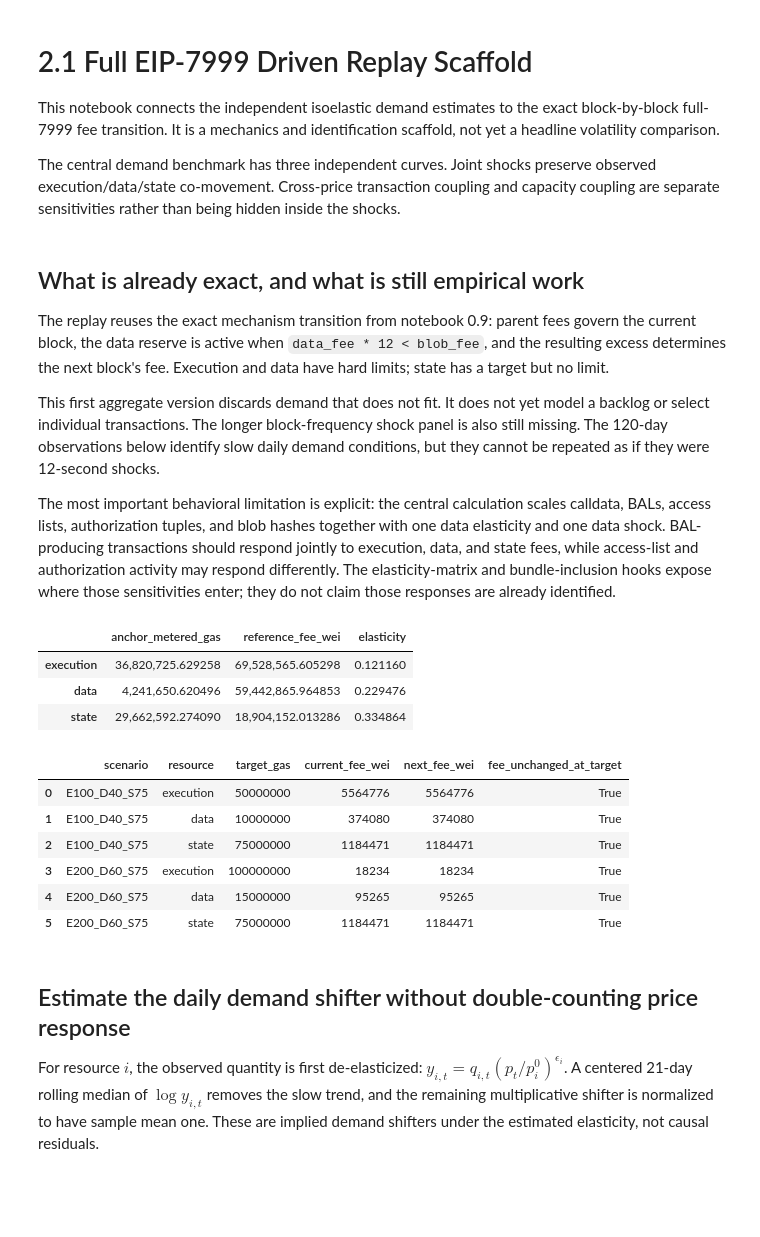
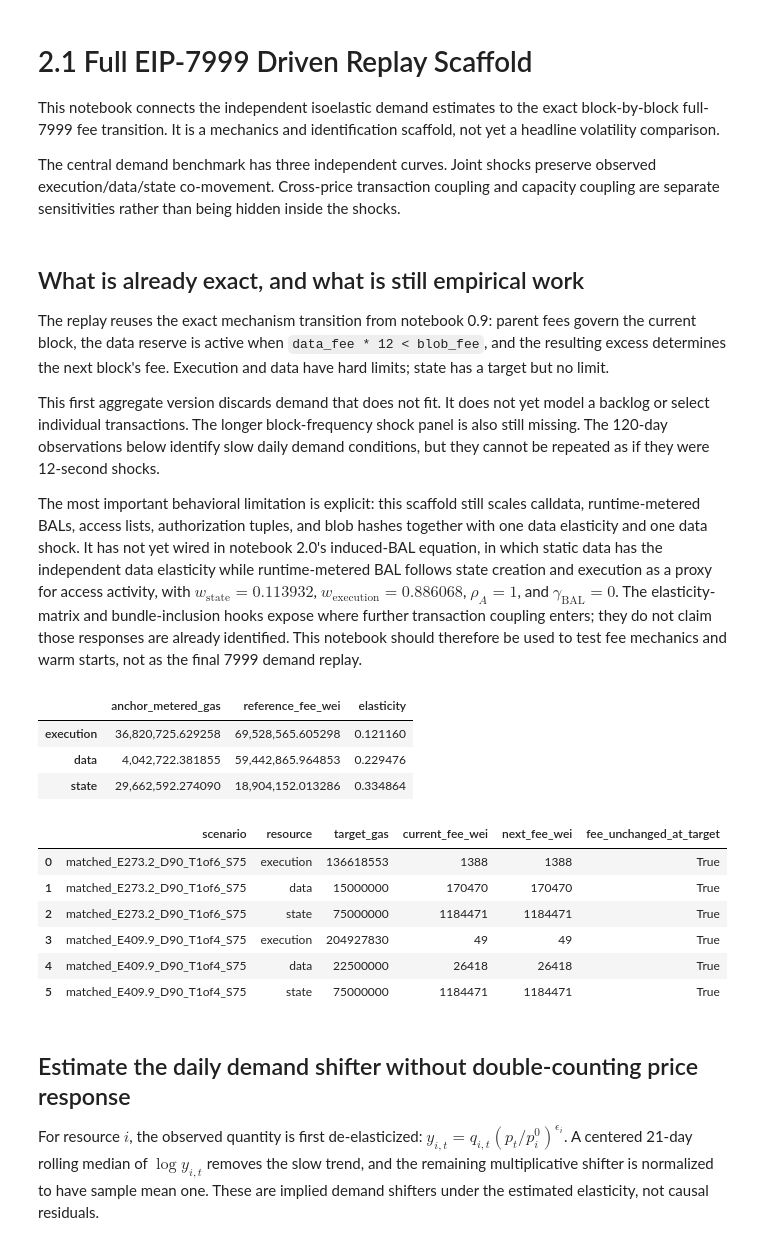
Before and after one commit to M1kuW1ll/eip-7999-research, a Jupyter notebook: notebooks/2.1-full-7999-driven-replay-scaffold.ipynb, the cells around one changed output. Saved outputs shown, nothing was run; the diff lists cells and outputs as text; code cells hidden in the pictures; blank space fills up the shorter version.

Commit message:
Update BAL analysis with 8279 runtime metering

```diff
--- a/notebooks/2.1-full-7999-driven-replay-scaffold.ipynb
+++ b/notebooks/2.1-full-7999-driven-replay-scaffold.ipynb
@@ -53,7 +53,7 @@ The replay reuses the exact mechanism transition from notebook 0.9: parent fees
 
 This first aggregate version discards demand that does not fit. It does not yet model a backlog or select individual transactions. The longer block-frequency shock panel is also still missing. The 120-day observations below identify slow daily demand conditions, but they cannot be repeated as if they were 12-second shocks.
 
-The most important behavioral limitation is explicit: the central calculation scales calldata, BALs, access lists, authorization tuples, and blob hashes together with one data elasticity and one data shock. BAL-producing transactions should respond jointly to execution, data, and state fees, while access-list and authorization activity may respond differently. The elasticity-matrix and bundle-inclusion hooks expose where those sensitivities enter; they do not claim those responses are already identified.
+The most important behavioral limitation is explicit: this scaffold still scales calldata, runtime-metered BALs, access lists, authorization tuples, and blob hashes together with one data elasticity and one data shock. It has not yet wired in notebook 2.0's induced-BAL equation, in which static data has the independent data elasticity while runtime-metered BAL follows state creation and execution as a proxy for access activity, with $w_{\mathrm{state}}=0.113932$, $w_{\mathrm{execution}}=0.886068$, $\rho_A=1$, and $\gamma_{\mathrm{BAL}}=0$. The elasticity-matrix and bundle-inclusion hooks expose where further transaction coupling enters; they do not claim those responses are already identified. This notebook should therefore be used to test fee mechanics and warm starts, not as the final 7999 demand replay.
 # %%
 DATA_DIR = PROJECT_ROOT / "data"
 PLOTS_DIR = PROJECT_ROOT / "plots"
@@ -72,7 +72,13 @@ OUT_PLOT = PLOTS_DIR / f"full_7999_driven_replay_scaffold_{DATE_LABEL}.png"
 
 accounting_card = pd.read_csv(ACCOUNTING_CARD_CSV).iloc[0]
 headline = pd.read_csv(HEADLINE_CSV)
-headline = headline[headline["scenario"].isin(["E100_D40_S75", "E200_D60_S75"])].copy()
+headline = (
+    headline[headline["data_target_denominator"].isin([6, 4])]
+    .sort_values("data_target_denominator", ascending=False)
+    .copy()
+)
+REPLAY_SCENARIOS = headline["scenario"].tolist()
+STRESS_SCENARIO = REPLAY_SCENARIOS[0]
 elasticities = pd.read_csv(ELASTICITY_CSV)
 central_elasticity = elasticities.set_index("window_days").loc[CENTRAL_WINDOW]
 
@@ -109,7 +115,7 @@ warm_start_rows = []
 for row in headline.itertuples(index=False):
     targets = {
         "execution": int(row.execution_gas_limit // 2),
-        "data": int(row.data_gas_limit // 4),
+        "data": int(row.data_gas_target),
         "state": int(row.state_gas_target),
     }
     protocol_fees = {
@@ -125,42 +131,43 @@ for row in headline.itertuples(index=False):
         execution_gas_limit=int(row.execution_gas_limit),
         bandwidth_gas_limit=int(row.data_gas_limit),
         state_gas_target=int(row.state_gas_target),
+        bandwidth_target_ratio=int(row.data_target_denominator),
         initial_execution_base_fee=protocol_fees["execution"],
         initial_bandwidth_base_fee=protocol_fees["data"],
         initial_state_base_fee=protocol_fees["state"],
         bandwidth_reserve_factor=0,
     )
     check = run_driven_full_7999(
         config=reserve_off_config, demand_model=target_anchored_demand,
         shock_path=unit_shock_path, blob_base_fee_per_gas=None,
     ).iloc[0]
     for resource in RESOURCES:
         warm_start_rows.append({
             "scenario": row.scenario, "resource": resource,
             "target_gas": targets[resource],
             "current_fee_wei": check[f"{resource}_base_fee_wei"],
             "next_fee_wei": check[f"{resource}_next_base_fee_wei"],
             "fee_unchanged_at_target": (
                 check[f"{resource}_base_fee_wei"]
                 == check[f"{resource}_next_base_fee_wei"]
             ),
         })
 warm_start_validation = pd.DataFrame(warm_start_rows)
 if not warm_start_validation["fee_unchanged_at_target"].all():
     raise AssertionError("a notebook-2.0 protocol fee is inconsistent with its excess warm start")
 display(warm_start_validation)
 # %% [output]
 |  | anchor_metered_gas | reference_fee_wei | elasticity |
 | execution | 36,820,725.629258 | 69,528,565.605298 | 0.121160 |
-| data | 4,241,650.620496 | 59,442,865.964853 | 0.229476 |
+| data | 4,042,722.381855 | 59,442,865.964853 | 0.229476 |
 | state | 29,662,592.274090 | 18,904,152.013286 | 0.334864 |
 |  | scenario | resource | target_gas | current_fee_wei | next_fee_wei | fee_unchanged_at_target |
-| 0 | E100_D40_S75 | execution | 50000000 | 5564776 | 5564776 | True |
-| 1 | E100_D40_S75 | data | 10000000 | 374080 | 374080 | True |
-| 2 | E100_D40_S75 | state | 75000000 | 1184471 | 1184471 | True |
-| 3 | E200_D60_S75 | execution | 100000000 | 18234 | 18234 | True |
-| 4 | E200_D60_S75 | data | 15000000 | 95265 | 95265 | True |
-| 5 | E200_D60_S75 | state | 75000000 | 1184471 | 1184471 | True |
+| 0 | matched_E273.2_D90_T1of6_S75 | execution | 136618553 | 1388 | 1388 | True |
+| 1 | matched_E273.2_D90_T1of6_S75 | data | 15000000 | 170470 | 170470 | True |
+| 2 | matched_E273.2_D90_T1of6_S75 | state | 75000000 | 1184471 | 1184471 | True |
+| 3 | matched_E409.9_D90_T1of4_S75 | execution | 204927830 | 49 | 49 | True |
+| 4 | matched_E409.9_D90_T1of4_S75 | data | 22500000 | 26418 | 26418 | True |
+| 5 | matched_E409.9_D90_T1of4_S75 | state | 75000000 | 1184471 | 1184471 | True |
 # %% [markdown]
 ## Estimate the daily demand shifter without double-counting price response
 
```
Also changed, not shown: parts of 4 cells of this notebook, 17 other files.
